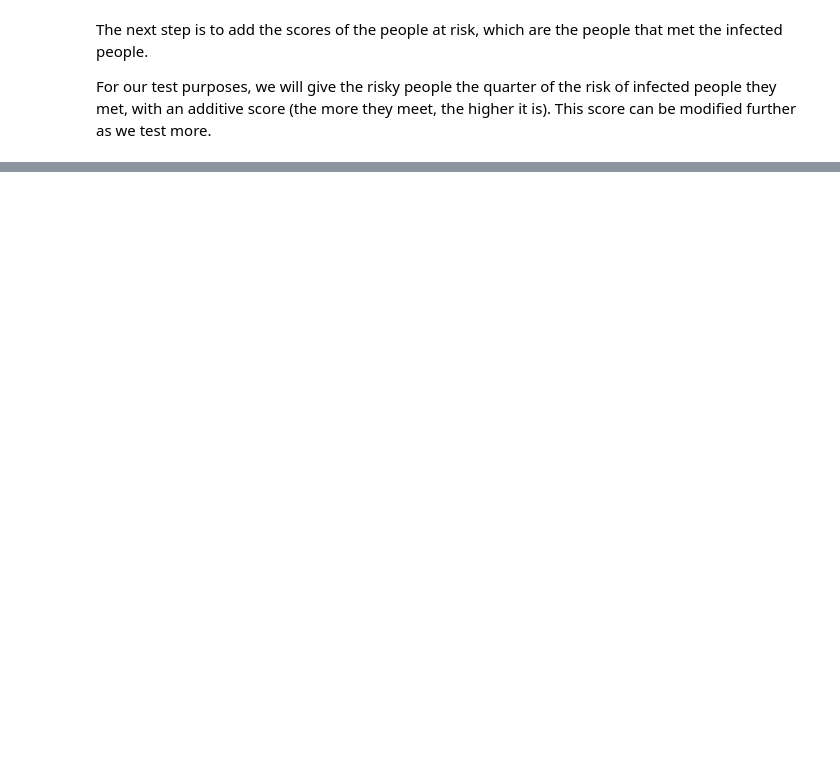
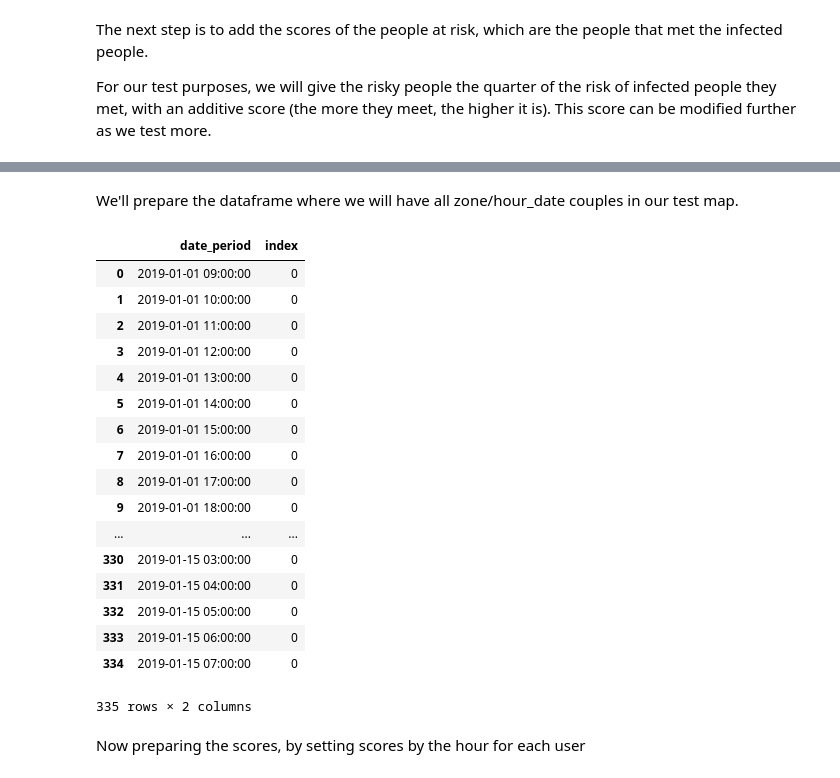
Before and after one commit to covid-ma-team/chantier-2, a Jupyter notebook: user_mobility_generation.ipynb, the cells around one changed output, grey strips where cells are left out. Cells and saved outputs as stored; diff of their text form; code cells hidden in the pictures; blank space fills up the shorter version.

```diff
--- a/user_mobility_generation.ipynb
+++ b/user_mobility_generation.ipynb
@@ -459,0 +466,3 @@ scores_tdf.shape
+# %%
+# The number of hours in the whole simulation
+nb_hours_simulation = (end_time-start_time).days *24
@@ -459,0 +474,30 @@ scores_tdf.shape
+# %% [markdown]
+We'll prepare the dataframe where we will have all zone/hour_date couples in our test map.
+# %%
+date_array = []
+for hour_period in range(1,nb_hours_simulation):
+  date_period = start_time + timedelta(hours=hour_period)
+  date_dict = {'date_period':date_period,'index':0}
+  date_array.append(date_dict)
+date_tf = pd.DataFrame(date_array)
+# %%
+date_tf
+# %% [output]
+|  | date_period | index |
+| 0 | 2019-01-01 09:00:00 | 0 |
+| 1 | 2019-01-01 10:00:00 | 0 |
+| 2 | 2019-01-01 11:00:00 | 0 |
+| 3 | 2019-01-01 12:00:00 | 0 |
+| 4 | 2019-01-01 13:00:00 | 0 |
+| 5 | 2019-01-01 14:00:00 | 0 |
+| 6 | 2019-01-01 15:00:00 | 0 |
+| 7 | 2019-01-01 16:00:00 | 0 |
+| 8 | 2019-01-01 17:00:00 | 0 |
+| 9 | 2019-01-01 18:00:00 | 0 |
+| ... | ... | ... |
+| 330 | 2019-01-15 03:00:00 | 0 |
+| 331 | 2019-01-15 04:00:00 | 0 |
+| 332 | 2019-01-15 05:00:00 | 0 |
+| 333 | 2019-01-15 06:00:00 | 0 |
+| 334 | 2019-01-15 07:00:00 | 0 |
+335 rows × 2 columns
@@ -459,0 +519,2 @@ scores_tdf.shape
+# %% [markdown]
+Now preparing the scores, by setting scores by the hour for each user
```
Also changed, not shown: parts of 28 cells of this notebook, 1 other file.
